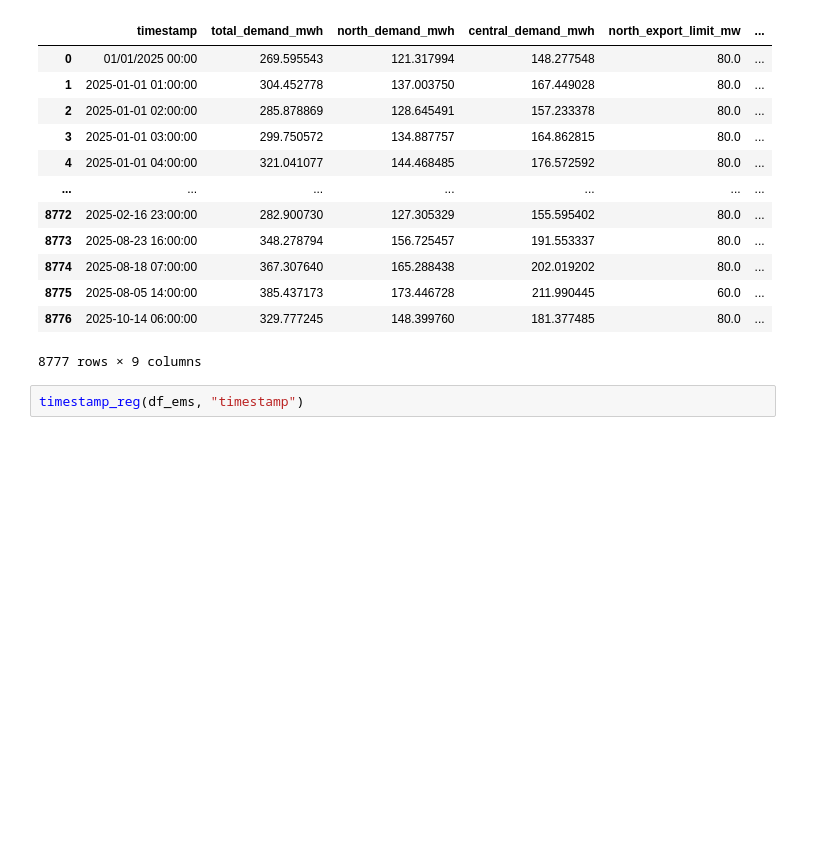
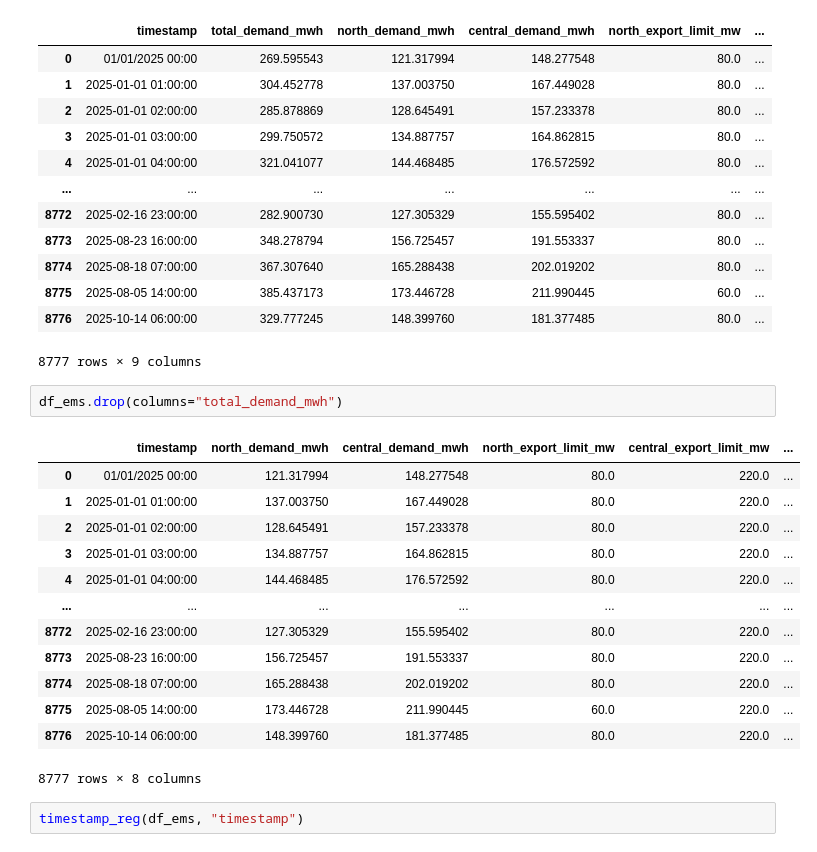
Before and after one commit to sadamhabnawi28/GreenGrid_Energy_Project, a Jupyter notebook: scripts/data_cleaning.ipynb, the cells around one changed output. Saved outputs shown, nothing was run; the diff lists cells and outputs as text; blank space fills up the shorter version.

```diff
--- a/scripts/data_cleaning.ipynb
+++ b/scripts/data_cleaning.ipynb
@@ -391,6 +391,22 @@ df_ems
 | 8775 | 2025-08-05 14:00:00 | 385.437173 | 173.446728 | 211.990445 | 60.0 | ... |
 | 8776 | 2025-10-14 06:00:00 | 329.777245 | 148.399760 | 181.377485 | 80.0 | ... |
 8777 rows × 9 columns
+# %%
+df_ems.drop(columns="total_demand_mwh")
+# %% [output]
+|  | timestamp | north_demand_mwh | central_demand_mwh | north_export_limit_mw | central_export_limit_mw | ... |
+| 0 | 01/01/2025 00:00 | 121.317994 | 148.277548 | 80.0 | 220.0 | ... |
+| 1 | 2025-01-01 01:00:00 | 137.003750 | 167.449028 | 80.0 | 220.0 | ... |
+| 2 | 2025-01-01 02:00:00 | 128.645491 | 157.233378 | 80.0 | 220.0 | ... |
+| 3 | 2025-01-01 03:00:00 | 134.887757 | 164.862815 | 80.0 | 220.0 | ... |
+| 4 | 2025-01-01 04:00:00 | 144.468485 | 176.572592 | 80.0 | 220.0 | ... |
+| ... | ... | ... | ... | ... | ... | ... |
+| 8772 | 2025-02-16 23:00:00 | 127.305329 | 155.595402 | 80.0 | 220.0 | ... |
+| 8773 | 2025-08-23 16:00:00 | 156.725457 | 191.553337 | 80.0 | 220.0 | ... |
+| 8774 | 2025-08-18 07:00:00 | 165.288438 | 202.019202 | 80.0 | 220.0 | ... |
+| 8775 | 2025-08-05 14:00:00 | 173.446728 | 211.990445 | 60.0 | 220.0 | ... |
+| 8776 | 2025-10-14 06:00:00 | 148.399760 | 181.377485 | 80.0 | 220.0 | ... |
+8777 rows × 8 columns
 # %%
 timestamp_reg(df_ems, "timestamp")
 # %%
```
Also changed, not shown: parts of 1 cell of this notebook, 5 other files.
